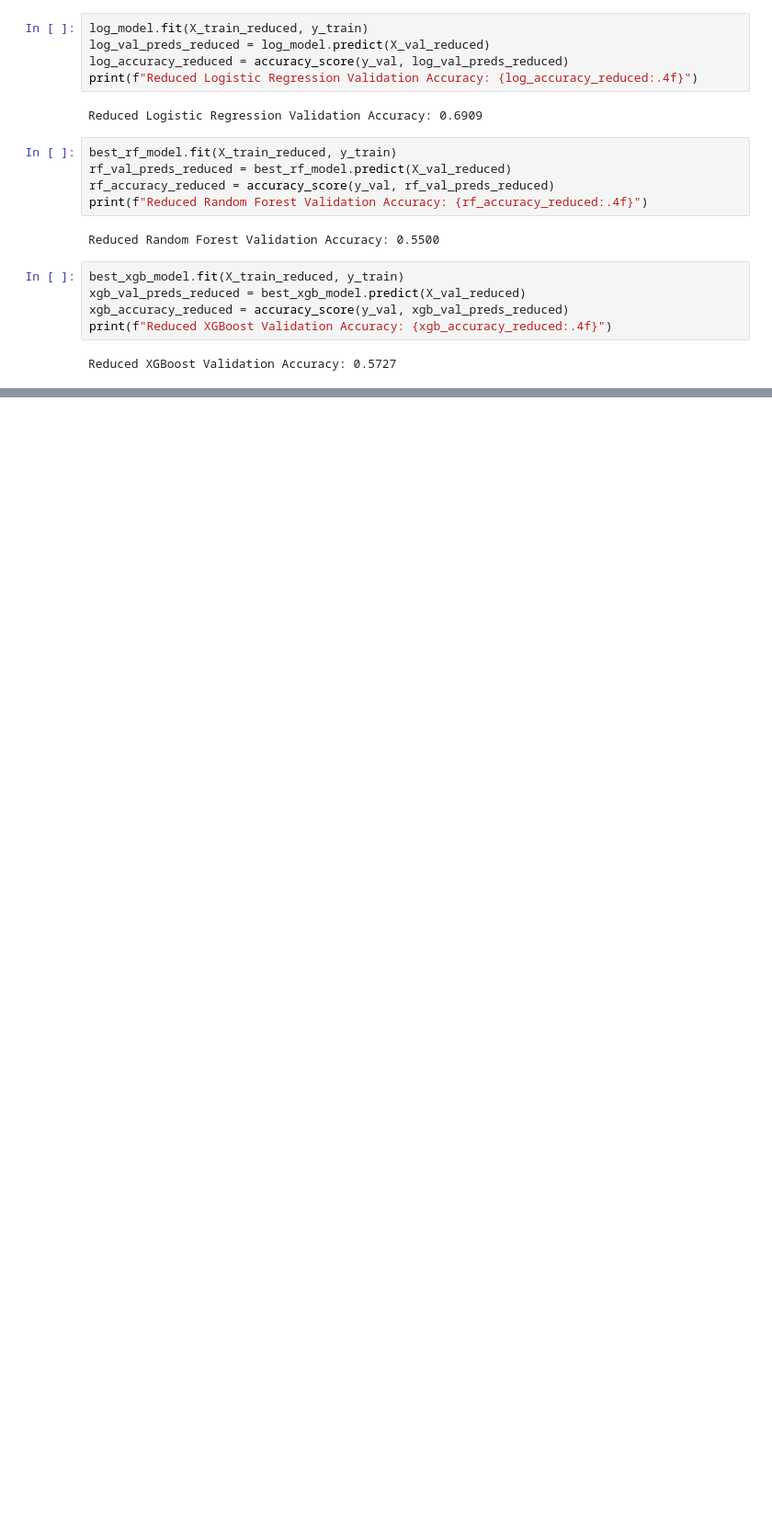
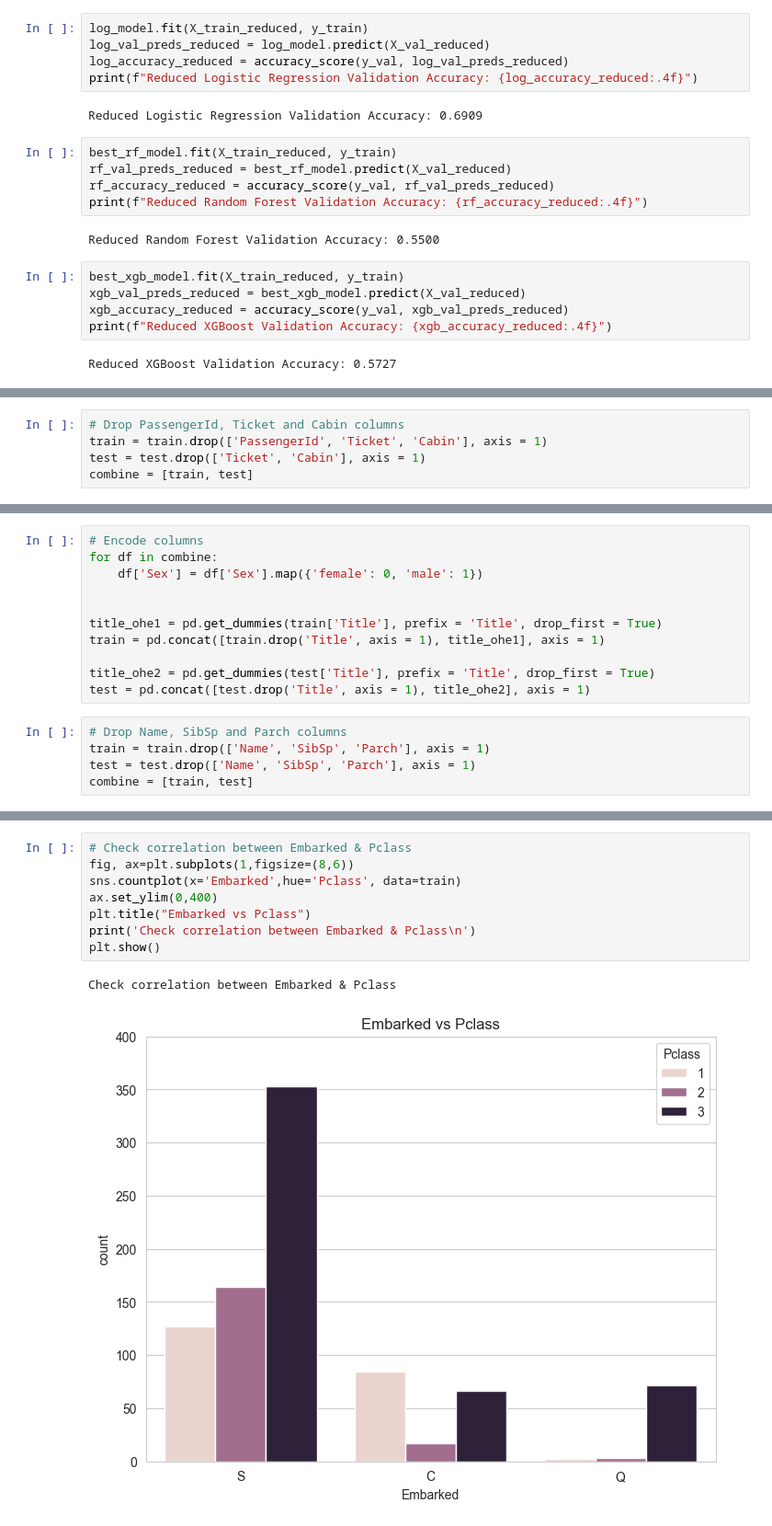
Before and after one commit to MonitSharma/KaggleCompetitions, a Jupyter notebook: titanic/pre-lim/full_titanic_test.ipynb, the cells around one changed output, grey strips where cells are left out. Shown at 92% size. Cells and saved outputs as stored; diff of their text form; blank space fills up the shorter version.

```diff
--- a/titanic/full_titanic_test.ipynb
+++ b/titanic/pre-lim/full_titanic_test.ipynb
@@ -727,0 +843,5 @@ Reduced XGBoost Validation Accuracy: 0.5727
+# %%
+# Drop PassengerId, Ticket and Cabin columns
+train = train.drop(['PassengerId', 'Ticket', 'Cabin'], axis = 1)
+test = test.drop(['Ticket', 'Cabin'], axis = 1)
+combine = [train, test]
@@ -727,0 +900,16 @@ Reduced XGBoost Validation Accuracy: 0.5727
+# %%
+# Encode columns
+for df in combine:
+    df['Sex'] = df['Sex'].map({'female': 0, 'male': 1})
+
+
+title_ohe1 = pd.get_dummies(train['Title'], prefix = 'Title', drop_first = True)
+train = pd.concat([train.drop('Title', axis = 1), title_ohe1], axis = 1)
+
+title_ohe2 = pd.get_dummies(test['Title'], prefix = 'Title', drop_first = True)
+test = pd.concat([test.drop('Title', axis = 1), title_ohe2], axis = 1)
+# %%
+# Drop Name, SibSp and Parch columns
+train = train.drop(['Name', 'SibSp', 'Parch'], axis = 1)
+test = test.drop(['Name', 'SibSp', 'Parch'], axis = 1)
+combine = [train, test]
@@ -727,0 +955,11 @@ Reduced XGBoost Validation Accuracy: 0.5727
+# %%
+# Check correlation between Embarked & Pclass
+fig, ax=plt.subplots(1,figsize=(8,6))
+sns.countplot(x='Embarked',hue='Pclass', data=train)
+ax.set_ylim(0,400)
+plt.title("Embarked vs Pclass")
+print('Check correlation between Embarked & Pclass\n')
+plt.show()
+# %% [output]
+Check correlation between Embarked & Pclass
+[figure, added]
```
Also changed, not shown: parts of 31 cells of this notebook, 7 other files.
